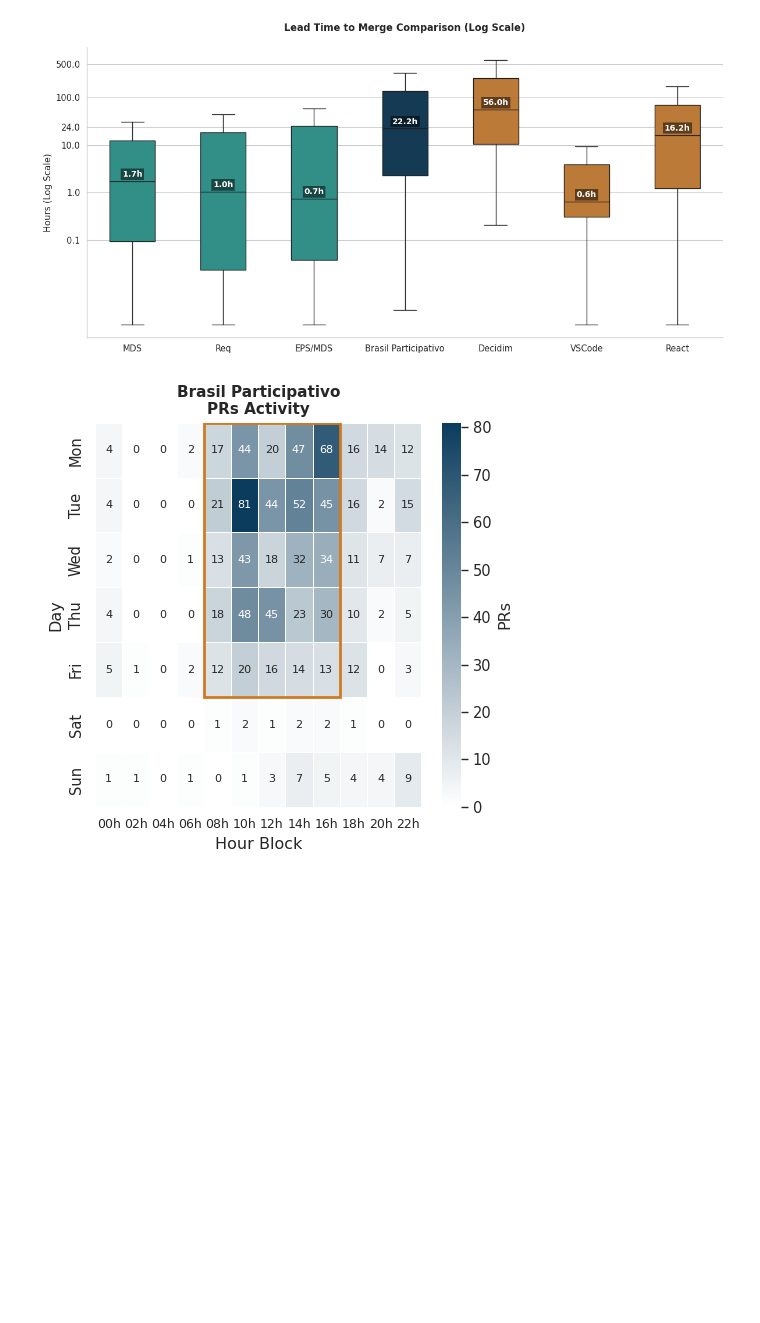
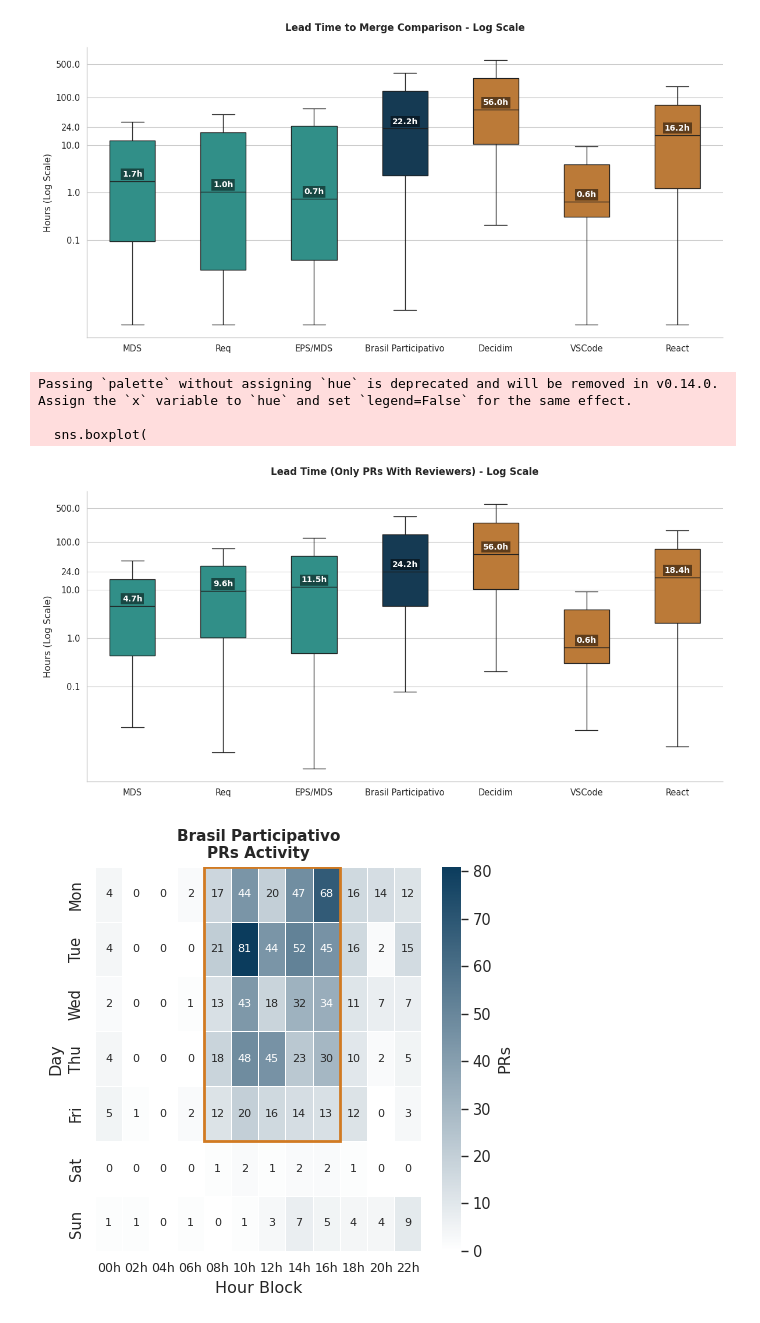
Before and after one commit to lablivre-unb/EbL_Over_PbL, a Jupyter notebook: metrics/notebooks/prs_viz_bp_paper.ipynb, the cells around one changed output. Saved outputs shown, nothing was run; the diff lists cells and outputs as text; code cells hidden in the pictures; blank space fills up the shorter version.

```diff
--- a/metrics/notebooks/prs_viz_bp_paper.ipynb
+++ b/metrics/notebooks/prs_viz_bp_paper.ipynb
@@ -328,6 +372,76 @@ Passing `palette` without assigning `hue` is deprecated and will be removed in v
 
   sns.boxplot(
 [figure]
+# %%
+def plot_academic_log_boxplot_only_reviewed(df_list, names):
+    combined_data = []
+
+    for df, name in zip(df_list, names):
+
+        reviewers_series = df['reviewers'].fillna("").astype(str)
+
+        mask = (
+            df['merged_at'].notna() &
+            (df['lead_time_hours'] > 0) &
+            (reviewers_series.str.strip() != "")
+        )
+
+        temp = df[mask].copy()
+        temp['Project'] = name
+        combined_data.append(temp[['lead_time_hours', 'Project']])
+
+    df_plot = pd.concat(combined_data)
+
+    fig, ax = plt.subplots(figsize=(12, 6), dpi=100)
+
+    colors = [DISC_PRIMARY, DISC_LIGHT, DISC_PRIMARY, BP_PRIMARY,
+              BENCH_PRIMARY, BENCH_MEDIUM, BENCH_PRIMARY]
+
+    sns.boxplot(
+        x='Project',
+        y='lead_time_hours',
+        data=df_plot,
+        palette=colors,
+        showfliers=False,
+        width=0.5,
+        ax=ax
+    )
+
+    ax.set_yscale("log")
+
+    medians = df_plot.groupby('Project')['lead_time_hours'].median()
+
+    for xtick in range(len(names)):
+        if names[xtick] in medians:
+            val = medians[names[xtick]]
+            ax.text(
+                xtick, val * 1.25, f'{val:.1f}h',
+                horizontalalignment='center',
+                size=10,
+                color='white',
+                weight='bold',
+                bbox=dict(facecolor='black', alpha=0.5, pad=2, edgecolor='none')
+            )
+
+    ax.set_title("Lead Time (Only PRs With Reviewers) - Log Scale",
+                 fontsize=12, fontweight='bold', pad=20)
+    ax.set_ylabel("Hours (Log Scale)")
+    ax.set_xlabel("")
+
+    ax.set_yticks([0.1, 1, 10, 24, 100, 500])
+    ax.get_yaxis().set_major_formatter(plt.ScalarFormatter())
+
+    sns.despine()
+    plt.tight_layout()
+    plt.show()
+
+
+plot_academic_log_boxplot_only_reviewed(lista_dfs, nomes)
+# %% [output]
+Passing `palette` without assigning `hue` is deprecated and will be removed in v0.14.0. Assign the `x` variable to `hue` and set `legend=False` for the same effect.
+
+  sns.boxplot(
+[figure, added]
 # %%
 from matplotlib.patches import Rectangle
 
```
Also changed, not shown: parts of 6 cells of this notebook.
